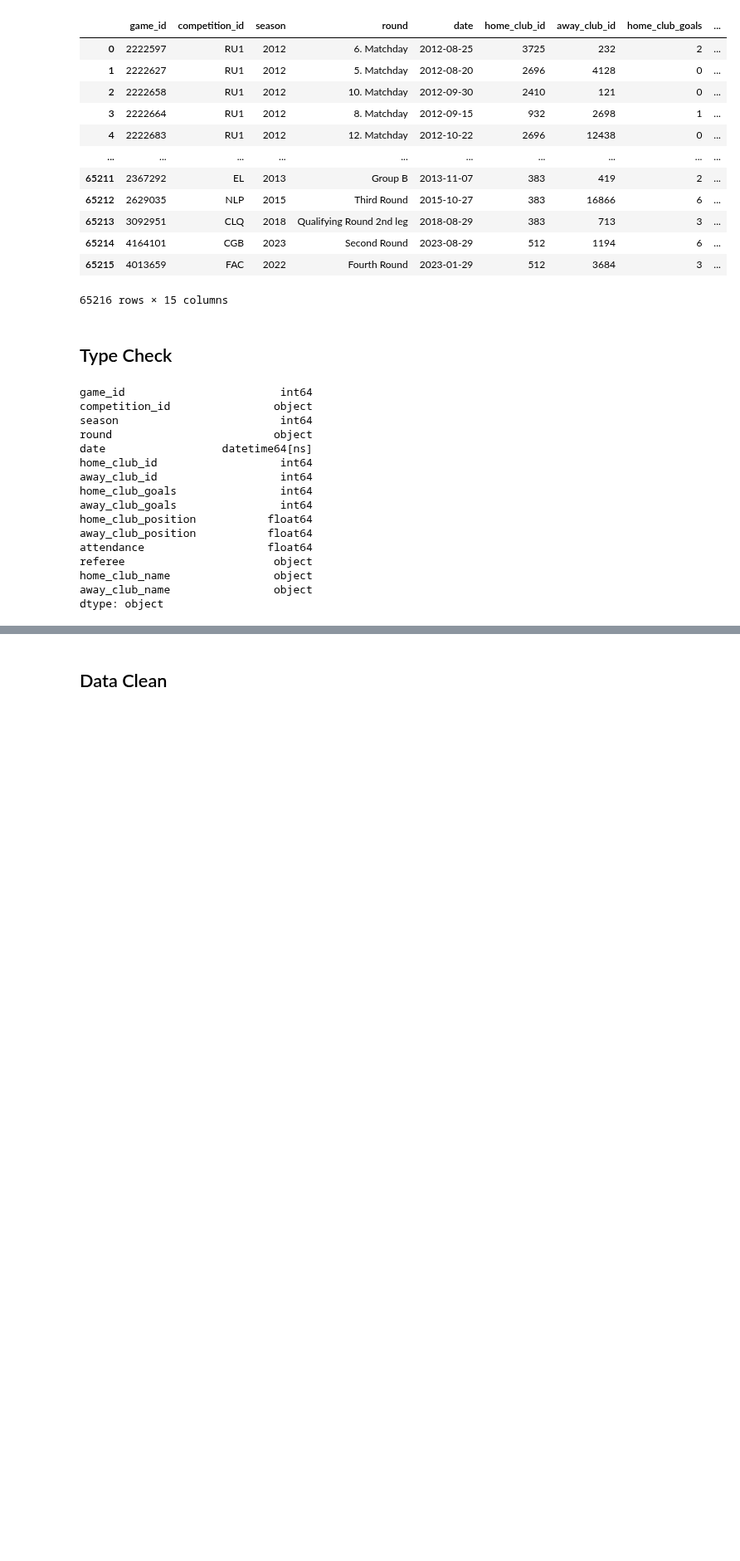
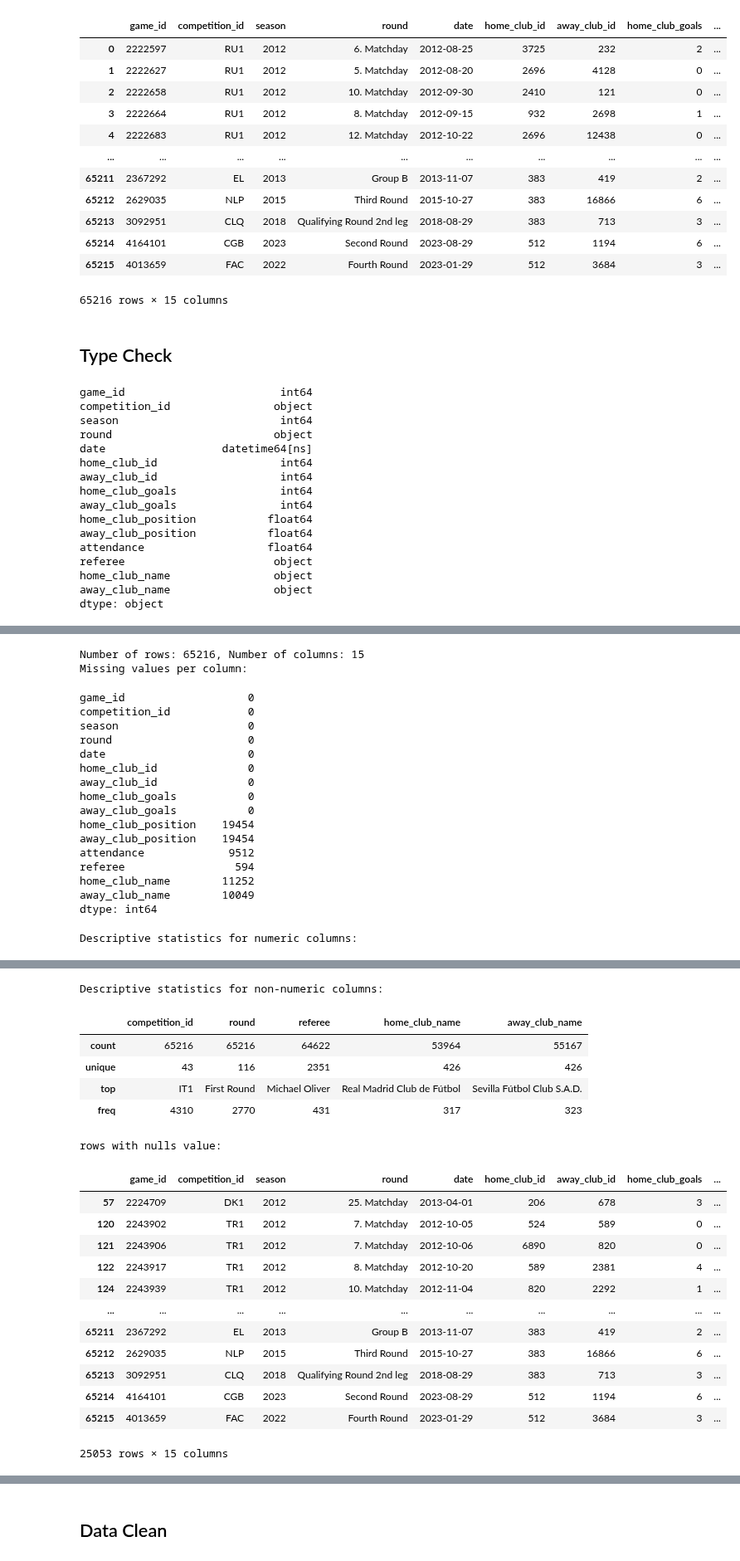
Before and after one commit to BonincontroL/IumTweb_project, a Jupyter notebook: solution/DataAnalysis/JupyterNotebooks/games.ipynb, the cells around one changed output, grey strips where cells are left out. Shown at 83% size. Drawn from its saved outputs; the diff is of its cells as text; code cells hidden in the pictures; blank space fills up the shorter version.

```diff
--- a/solution/DataAnalysis/JupyterNotebooks/games.ipynb
+++ b/solution/DataAnalysis/JupyterNotebooks/games.ipynb
@@ -178,0 +62,51 @@ The analysis involved grouping the match data by the home club's league position
+# %%
+
+# 1. Counting Rows and Columns
+num_rows, num_columns = games_df.shape
+print(f"Number of rows: {num_rows}, Number of columns: {num_columns}")
+
+# 2. Checking for Missing Values
+missing_values = games_df.isnull().sum()
+print("Missing values per column:")
+display(missing_values)
+
+# 3. Descriptive Analysis of Numeric Columns
+numeric_descriptives = games_df.describe()
+print("Descriptive statistics for numeric columns:")
+display(numeric_descriptives)
+
+# 4. Descriptive Analysis of Non-Numeric Columns
+non_numeric_descriptives = games_df.describe(include=['object'])
+print("Descriptive statistics for non-numeric columns:")
+display(non_numeric_descriptives)
+
+rows_with_nulls = games_df[games_df.isna().any(axis=1)]
+print("rows with nulls value:")
+display(rows_with_nulls)
+
+
+#indicates the values to replace with substitutes
+to_replace_value ={None: pd.NA, 'NULL': pd.NA, 'undefined':pd.NA, '':pd.NA}
+
+#Remove all null,undefined or empty string values in the DataFrame columns
+games_df.replace(to_replace_value, inplace=True)
+# %% [output]
+Number of rows: 65216, Number of columns: 15
+Missing values per column:
+game_id                   0
+competition_id            0
+season                    0
+round                     0
+date                      0
+home_club_id              0
+away_club_id              0
+home_club_goals           0
+away_club_goals           0
+home_club_position    19454
+away_club_position    19454
+attendance             9512
+referee                 594
+home_club_name        11252
+away_club_name        10049
+dtype: int64
+Descriptive statistics for numeric columns:
@@ -178,0 +122,20 @@ The analysis involved grouping the match data by the home club's league position
+Descriptive statistics for non-numeric columns:
+|  | competition_id | round | referee | home_club_name | away_club_name |
+| count | 65216 | 65216 | 64622 | 53964 | 55167 |
+| unique | 43 | 116 | 2351 | 426 | 426 |
+| top | IT1 | First Round | Michael Oliver | Real Madrid Club de Fútbol | Sevilla Fútbol Club S.A.D. |
+| freq | 4310 | 2770 | 431 | 317 | 323 |
+rows with nulls value:
+|  | game_id | competition_id | season | round | date | home_club_id | away_club_id | home_club_goals | ... |
+| 57 | 2224709 | DK1 | 2012 | 25. Matchday | 2013-04-01 | 206 | 678 | 3 | ... |
+| 120 | 2243902 | TR1 | 2012 | 7. Matchday | 2012-10-05 | 524 | 589 | 0 | ... |
+| 121 | 2243906 | TR1 | 2012 | 7. Matchday | 2012-10-06 | 6890 | 820 | 0 | ... |
+| 122 | 2243917 | TR1 | 2012 | 8. Matchday | 2012-10-20 | 589 | 2381 | 4 | ... |
+| 124 | 2243939 | TR1 | 2012 | 10. Matchday | 2012-11-04 | 820 | 2292 | 1 | ... |
+| ... | ... | ... | ... | ... | ... | ... | ... | ... | ... |
+| 65211 | 2367292 | EL | 2013 | Group B | 2013-11-07 | 383 | 419 | 2 | ... |
+| 65212 | 2629035 | NLP | 2015 | Third Round | 2015-10-27 | 383 | 16866 | 6 | ... |
+| 65213 | 3092951 | CLQ | 2018 | Qualifying Round 2nd leg | 2018-08-29 | 383 | 713 | 3 | ... |
+| 65214 | 4164101 | CGB | 2023 | Second Round | 2023-08-29 | 512 | 1194 | 6 | ... |
+| 65215 | 4013659 | FAC | 2022 | Fourth Round | 2023-01-29 | 512 | 3684 | 3 | ... |
+25053 rows × 15 columns
```
Also changed, not shown: parts of 24 cells of this notebook, 1 other file.
